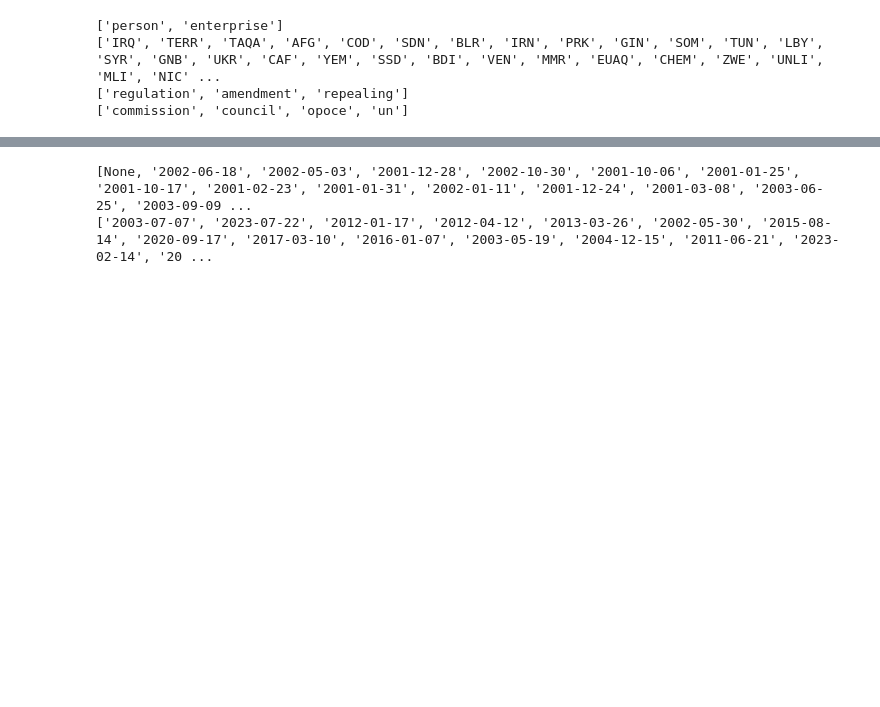
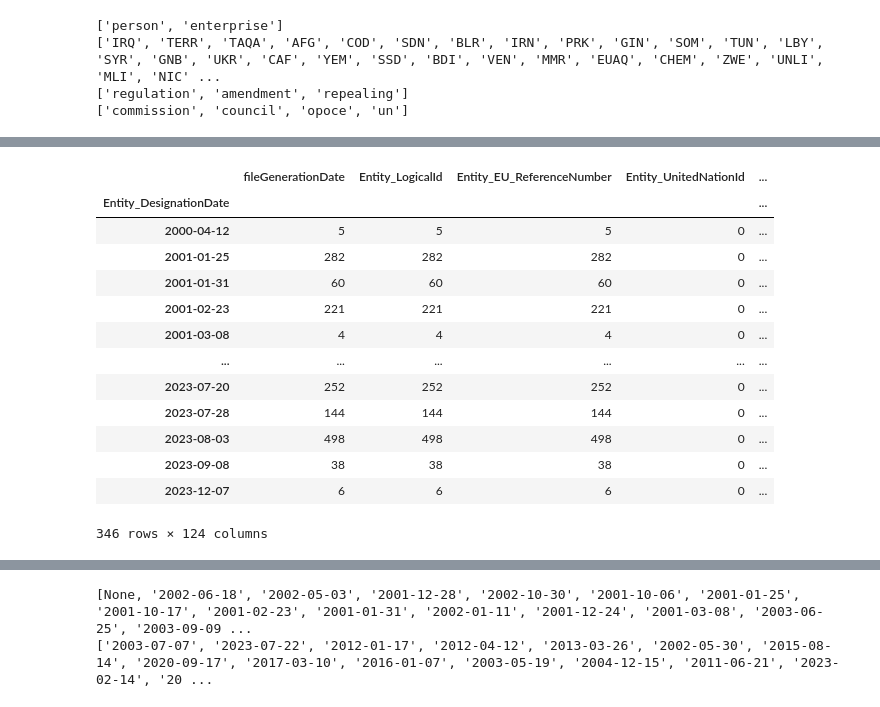
Before and after one commit to NatStrom/INSA, a Jupyter notebook: EU/EU_Sanctions.ipynb, the cells around one changed output, grey strips where cells are left out. Drawn from its saved outputs; the diff is of its cells as text; code cells hidden in the pictures; blank space fills up the shorter version.

```diff
--- a/EU/EU_Sanctions.ipynb
+++ b/EU/EU_Sanctions.ipynb
@@ -372,3 +372,12 @@ print(list(df.Entity_Regulation_OrganisationType.unique()))
 ['IRQ', 'TERR', 'TAQA', 'AFG', 'COD', 'SDN', 'BLR', 'IRN', 'PRK', 'GIN', 'SOM', 'TUN', 'LBY', 'SYR', 'GNB', 'UKR', 'CAF', 'YEM', 'SSD', 'BDI', 'VEN', 'MMR', 'EUAQ', 'CHEM', 'ZWE', 'UNLI', 'MLI', 'NIC' ...
 ['regulation', 'amendment', 'repealing']
 ['commission', 'council', 'opoce', 'un']
+# %%
+pd.set_option('display.max_rows', None)
+pd.set_option('display.max_columns', None)
+pd.set_option('display.width', None)
+pd.set_option('display.max_colwidth', None)
+
+
+with pd.option_context('display.max_rows', None, 'display.max_columns', None):  # more options can be specified also
+    print(df)
@@ -374,0 +418,19 @@ print(list(df.Entity_Regulation_OrganisationType.unique()))
+# %%
+#count the number of times I have a certain Designation Date or an EntryIntoForce Date
+df_test = df.groupby("Entity_DesignationDate").count()
+df_test
+# %% [output]
+|  | fileGenerationDate | Entity_LogicalId | Entity_EU_ReferenceNumber | Entity_UnitedNationId | ... |
+| Entity_DesignationDate |  |  |  |  | ... |
+| 2000-04-12 | 5 | 5 | 5 | 0 | ... |
+| 2001-01-25 | 282 | 282 | 282 | 0 | ... |
+| 2001-01-31 | 60 | 60 | 60 | 0 | ... |
+| 2001-02-23 | 221 | 221 | 221 | 0 | ... |
+| 2001-03-08 | 4 | 4 | 4 | 0 | ... |
+| ... | ... | ... | ... | ... | ... |
+| 2023-07-20 | 252 | 252 | 252 | 0 | ... |
+| 2023-07-28 | 144 | 144 | 144 | 0 | ... |
+| 2023-08-03 | 498 | 498 | 498 | 0 | ... |
+| 2023-09-08 | 38 | 38 | 38 | 0 | ... |
+| 2023-12-07 | 6 | 6 | 6 | 0 | ... |
+346 rows × 124 columns
```
Also changed, not shown: parts of 4 cells of this notebook.
